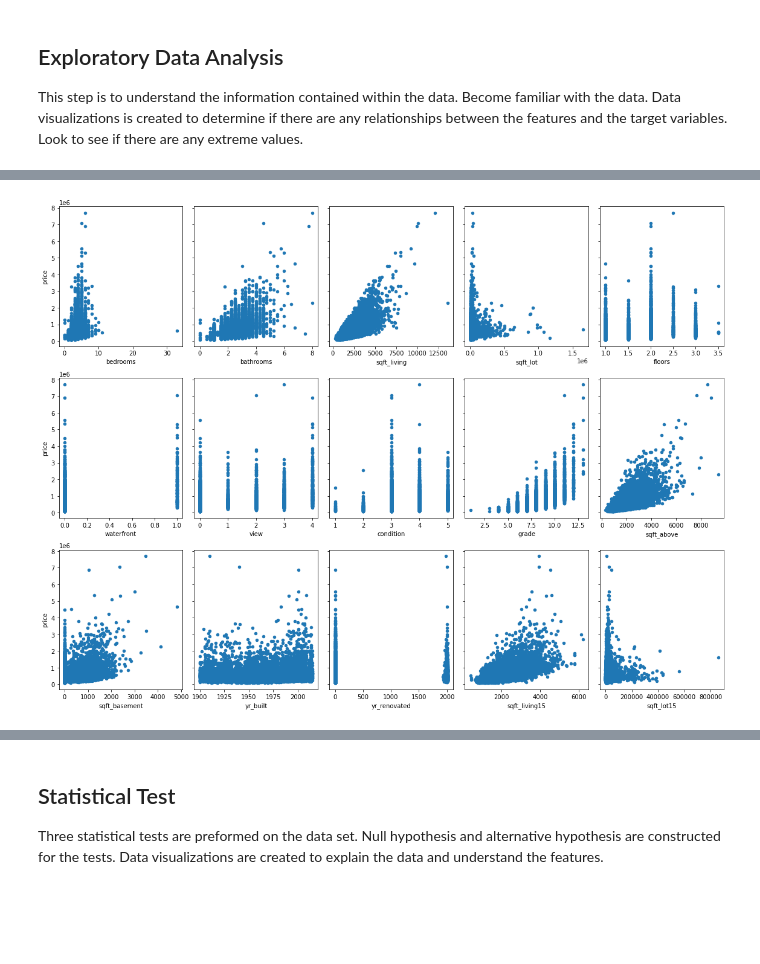
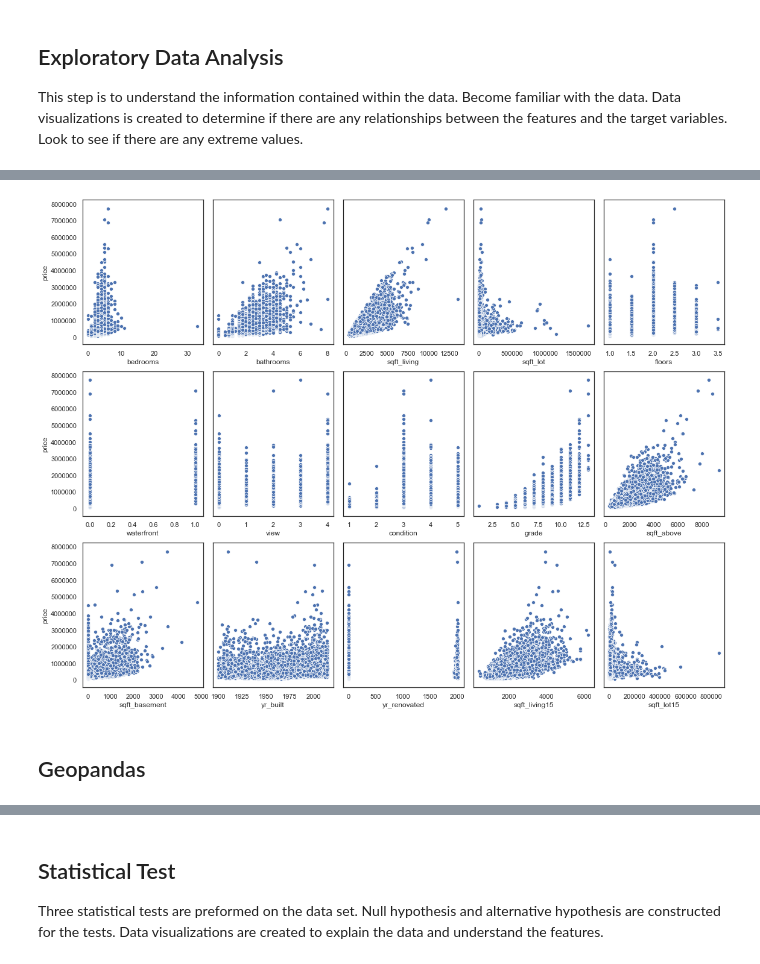
Before and after one commit to ghcn345/house-price-prediction-with-statistical-test, a Jupyter notebook: Housing Prices Prediction.ipynb, the cells around one changed output, grey strips where cells are left out. Saved outputs shown, nothing was run; the diff lists cells and outputs as text; code cells hidden in the pictures; blank space fills up the shorter version.

```diff
--- a/Housing Prices Prediction.ipynb
+++ b/Housing Prices Prediction.ipynb
@@ -57,11 +71,13 @@ col = ['bedrooms','bathrooms','sqft_living','sqft_lot','floors','waterfront','vi
 # %%
 fig, axes = plt.subplots(3,5, sharey=True, figsize=(16,12))
 for ax, c in zip(axes.flat, col):
-    df.plot.scatter(x=c, y='price', ax=ax)
+    sns.scatterplot(data=df, x=c, y='price', ax=ax)
 plt.tight_layout()
-#plt.savefig('Images/mix.jpeg', format='jpeg')
+#plt.savefig('Images/mix.png', format='png')
 # %% [output]
-[figure, old version]
+[figure, new version]
+# %% [markdown]
+## Geopandas
 # %%
 gdf = gpd.GeoDataFrame(df,geometry=gpd.points_from_xy(df.long, df.lat))
 kc = gpd.read_file("Data/Zip_Codes.geojson")
```
Also changed, not shown: parts of 21 cells of this notebook, 5 other files.
